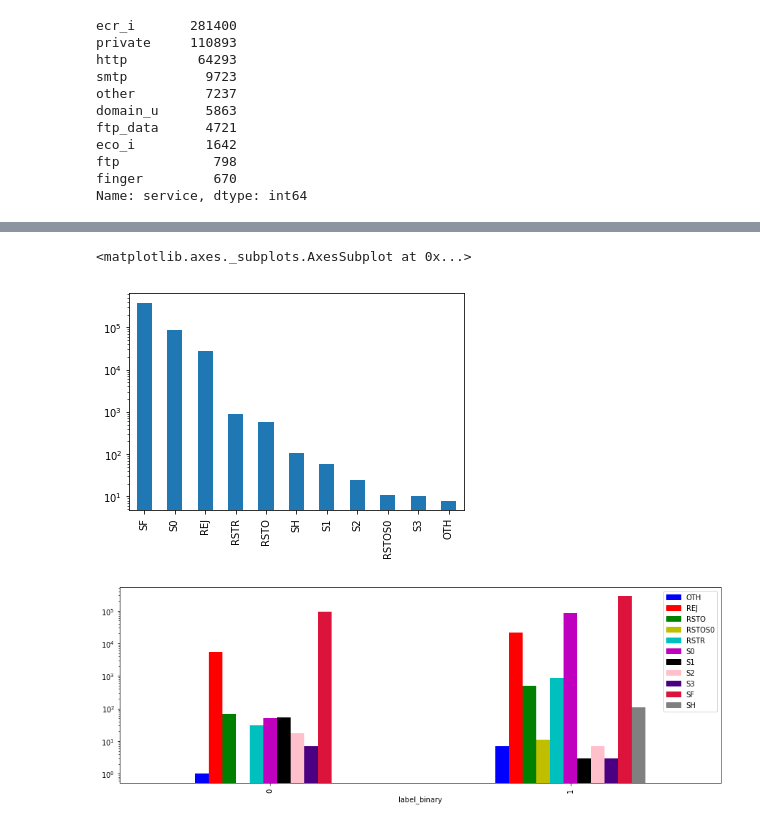
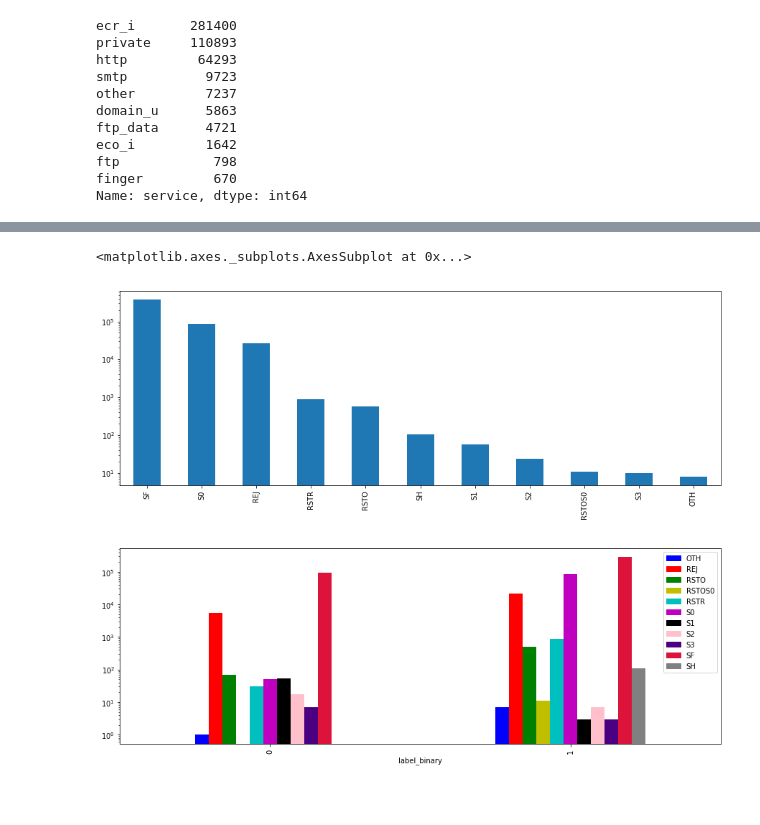
Before and after one commit to chinskiy/KDD-99, a Jupyter notebook: exploratory_analysis.ipynb, the cells around one changed output, grey strips where cells are left out. Cells and saved outputs as stored; diff of their text form; code cells hidden in the pictures; blank space fills up the shorter version.

Commit message:
add more graph for services

```diff
--- a/exploratory_analysis.ipynb
+++ b/exploratory_analysis.ipynb
@@ -171,8 +222,8 @@ Name: flag, dtype: int64
 # %%
-pd.value_counts(data['flag'], sort=True).plot(kind='bar', logy=True)
+pd.value_counts(data['flag'], sort=True).plot(kind='bar', logy=True, figsize=(15, 5))
 # %% [output]
 <matplotlib.axes._subplots.AxesSubplot at 0x...>
-[figure, old version]
+[figure, new version]
 # %%
 #flag according to label_binary
 pd.pivot_table(data[['flag_num', 'label_binary']].assign(count=1),
```
Also changed, not shown: parts of 7 cells of this notebook, 1 other file.
